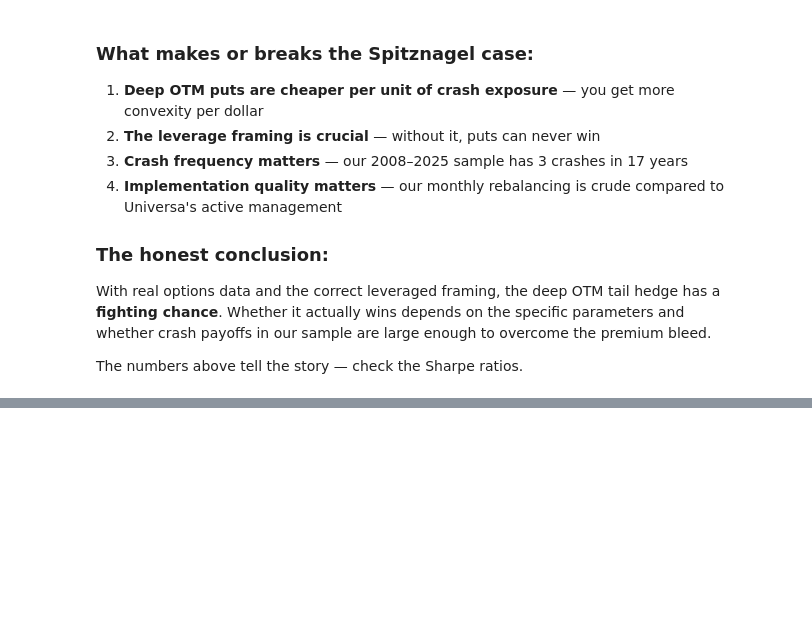
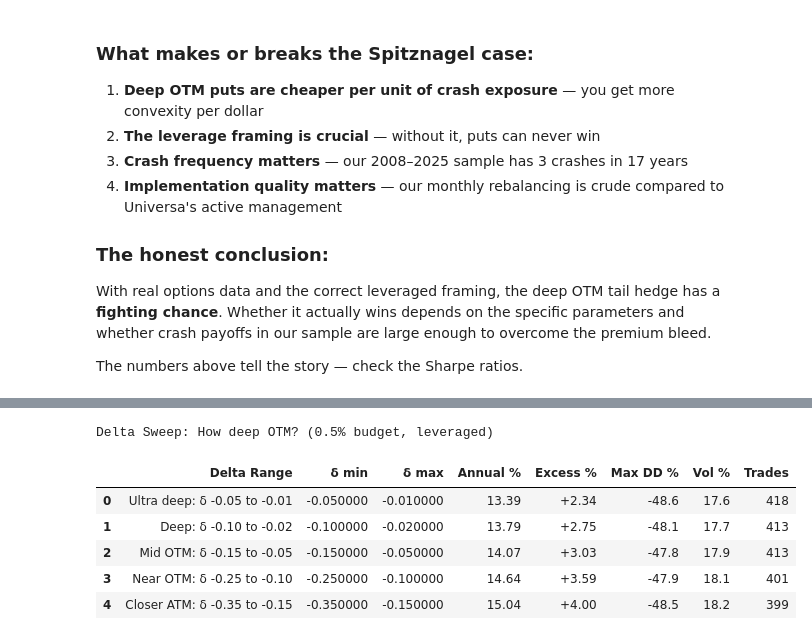
Before and after one commit to lambdaclass/options_backtester, a Jupyter notebook: notebooks/spitznagel_case.ipynb, the cells around one changed output, grey strips where cells are left out. Drawn from its saved outputs; the diff is of its cells as text; code cells hidden in the pictures; blank space fills up the shorter version.

```diff
--- a/notebooks/spitznagel_case.ipynb
+++ b/notebooks/spitznagel_case.ipynb
@@ -593,0 +711,35 @@ The numbers above tell the story — check the Sharpe ratios.
+# %%
+# Sweep delta ranges (all at 0.5% budget, leveraged, DTE 90-180)
+delta_configs = [
+    ('Ultra deep: δ -0.05 to -0.01', -0.05, -0.01),
+    ('Deep: δ -0.10 to -0.02',       -0.10, -0.02),   # current default
+    ('Mid OTM: δ -0.15 to -0.05',    -0.15, -0.05),
+    ('Near OTM: δ -0.25 to -0.10',   -0.25, -0.10),   # standard puts
+    ('Closer ATM: δ -0.35 to -0.15', -0.35, -0.15),
+]
+
+delta_results = []
+for name, dmin, dmax in delta_configs:
+    print(f'  {name}...', end=' ', flush=True)
+    r = run_backtest(
+        name, 1.0, 0.0,
+        lambda d1=dmin, d2=dmax: make_deep_otm_put_strategy(
+            schema, delta_min=d1, delta_max=d2),
+        data,
+        budget_fn=lambda date, tc: tc * 0.005,
+    )
+    delta_results.append(r)
+    print(f'annual {r["annual_ret"]:+.2f}%, excess {r["excess_annual"]:+.2f}%, DD {r["max_dd"]:.1f}%')
+
+rows = []
+for r, (name, dmin, dmax) in zip(delta_results, delta_configs):
+    d = r['balance']['% change'].dropna()
+    vol = d.std() * np.sqrt(252) * 100
+    rows.append({'Delta Range': name, 'δ min': dmin, 'δ max': dmax,
+                 'Annual %': r['annual_ret'], 'Excess %': r['excess_annual'],
+                 'Max DD %': r['max_dd'], 'Vol %': vol, 'Trades': r['trades']})
+df_delta = pd.DataFrame(rows)
+styled = df_delta.style.format({'Annual %': '{:.2f}', 'Excess %': '{:+.2f}', 'Max DD %': '{:.1f}',
+                                 'Vol %': '{:.1f}', 'Trades': '{:.0f}'}).map(color_excess, subset=['Excess %'])
+style_returns_table(styled).set_caption('Delta Sweep: How deep OTM? (0.5% budget, leveraged)')
+# %% [output]
@@ -593,0 +756,7 @@ The numbers above tell the story — check the Sharpe ratios.
+Delta Sweep: How deep OTM? (0.5% budget, leveraged)
+|  | Delta Range | δ min | δ max | Annual % | Excess % | Max DD % | Vol % | Trades |
+| 0 | Ultra deep: δ -0.05 to -0.01 | -0.050000 | -0.010000 | 13.39 | +2.34 | -48.6 | 17.6 | 418 |
+| 1 | Deep: δ -0.10 to -0.02 | -0.100000 | -0.020000 | 13.79 | +2.75 | -48.1 | 17.7 | 413 |
+| 2 | Mid OTM: δ -0.15 to -0.05 | -0.150000 | -0.050000 | 14.07 | +3.03 | -47.8 | 17.9 | 413 |
+| 3 | Near OTM: δ -0.25 to -0.10 | -0.250000 | -0.100000 | 14.64 | +3.59 | -47.9 | 18.1 | 401 |
+| 4 | Closer ATM: δ -0.35 to -0.15 | -0.350000 | -0.150000 | 15.04 | +4.00 | -48.5 | 18.2 | 399 |
```
Also changed, not shown: parts of 10 cells of this notebook, 15 other files.
